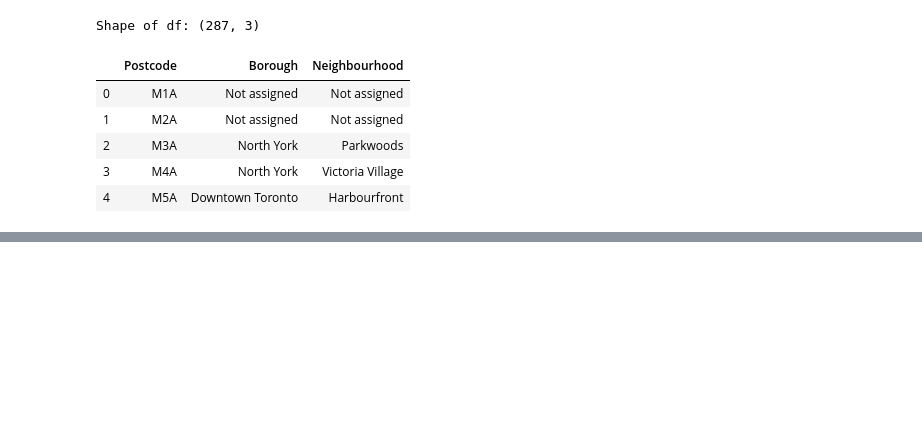
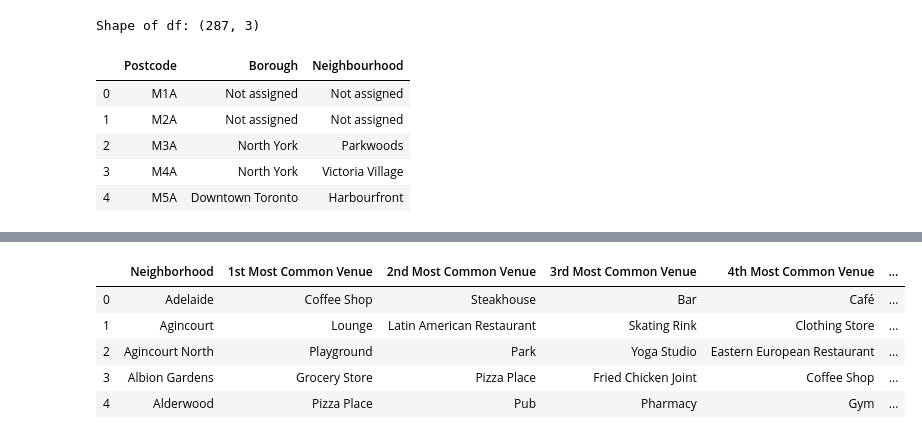
Before and after one commit to MaxYichenWang/Coursera_Capstone, a Jupyter notebook: Capston_Project_Week3_Toronto.ipynb, the cells around one changed output, grey strips where cells are left out. Saved outputs shown, nothing was run; the diff lists cells and outputs as text; code cells hidden in the pictures; blank space fills up the shorter version.

```diff
--- a/Capston_Project_Week3_Toronto.ipynb
+++ b/Capston_Project_Week3_Toronto.ipynb
@@ -129,0 +173,6 @@ toronto_geospatial
+# %%
+# Define Foursquare Credentials and Version
+
+CLIENT_ID = 'ZNHCFQTVVNOVAXXA3ZDMCM4BONBX5RUAZCXCZCTRCGPET3S1' # your Foursquare ID
+CLIENT_SECRET = 'PEH5LRKDELCYE4TSTP2D2M5PYJ0EWGN3YMS5KHFCAUFABQFR' # your Foursquare Secret
+VERSION = '20200202' # Foursquare API version
@@ -129,0 +389,30 @@ toronto_geospatial
+# %%
+# display the top 10 venues for each neighborhood
+
+num_top_venues = 10
+
+indicators = ['st', 'nd', 'rd']
+
+# create columns according to number of top venues
+columns = ['Neighborhood']
+for ind in np.arange(num_top_venues):
+    try:
+        columns.append('{}{} Most Common Venue'.format(ind+1, indicators[ind]))
+    except:
+        columns.append('{}th Most Common Venue'.format(ind+1))
+
+# create a new dataframe
+neighborhoods_venues_sorted = pd.DataFrame(columns=columns)
+neighborhoods_venues_sorted['Neighborhood'] = toronto_grouped['Neighbourhood']
+
+for ind in np.arange(toronto_grouped.shape[0]):
+    neighborhoods_venues_sorted.iloc[ind, 1:] = return_most_common_venues(toronto_grouped.iloc[ind, :], num_top_venues)
+
+neighborhoods_venues_sorted.head()
+# %% [output]
+|  | Neighborhood | 1st Most Common Venue | 2nd Most Common Venue | 3rd Most Common Venue | 4th Most Common Venue | ... |
+| 0 | Adelaide | Coffee Shop | Steakhouse | Bar | Café | ... |
+| 1 | Agincourt | Lounge | Latin American Restaurant | Skating Rink | Clothing Store | ... |
+| 2 | Agincourt North | Playground | Park | Yoga Studio | Eastern European Restaurant | ... |
+| 3 | Albion Gardens | Grocery Store | Pizza Place | Fried Chicken Joint | Coffee Shop | ... |
+| 4 | Alderwood | Pizza Place | Pub | Pharmacy | Gym | ... |
```
Also changed, not shown: parts of 20 cells of this notebook.
